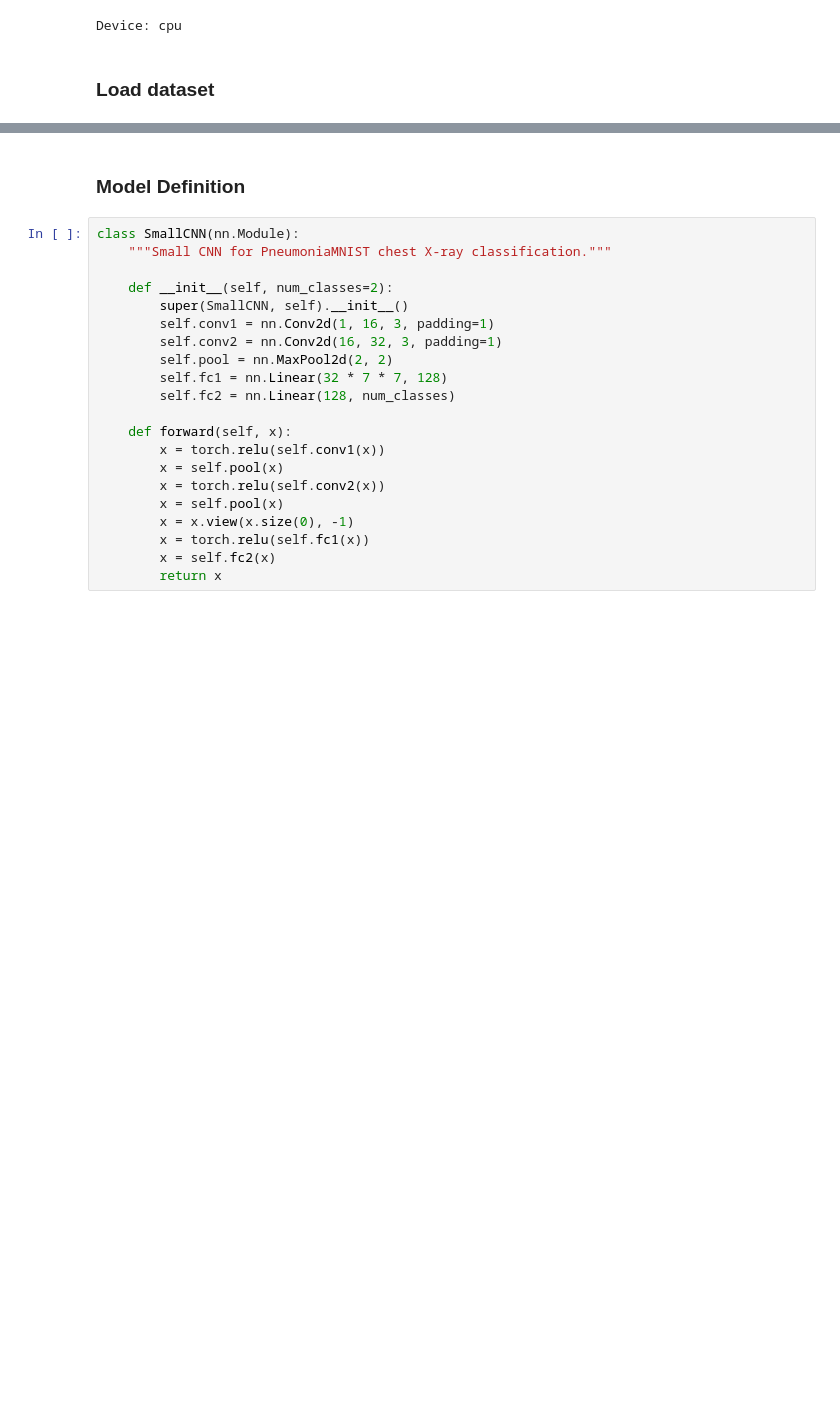
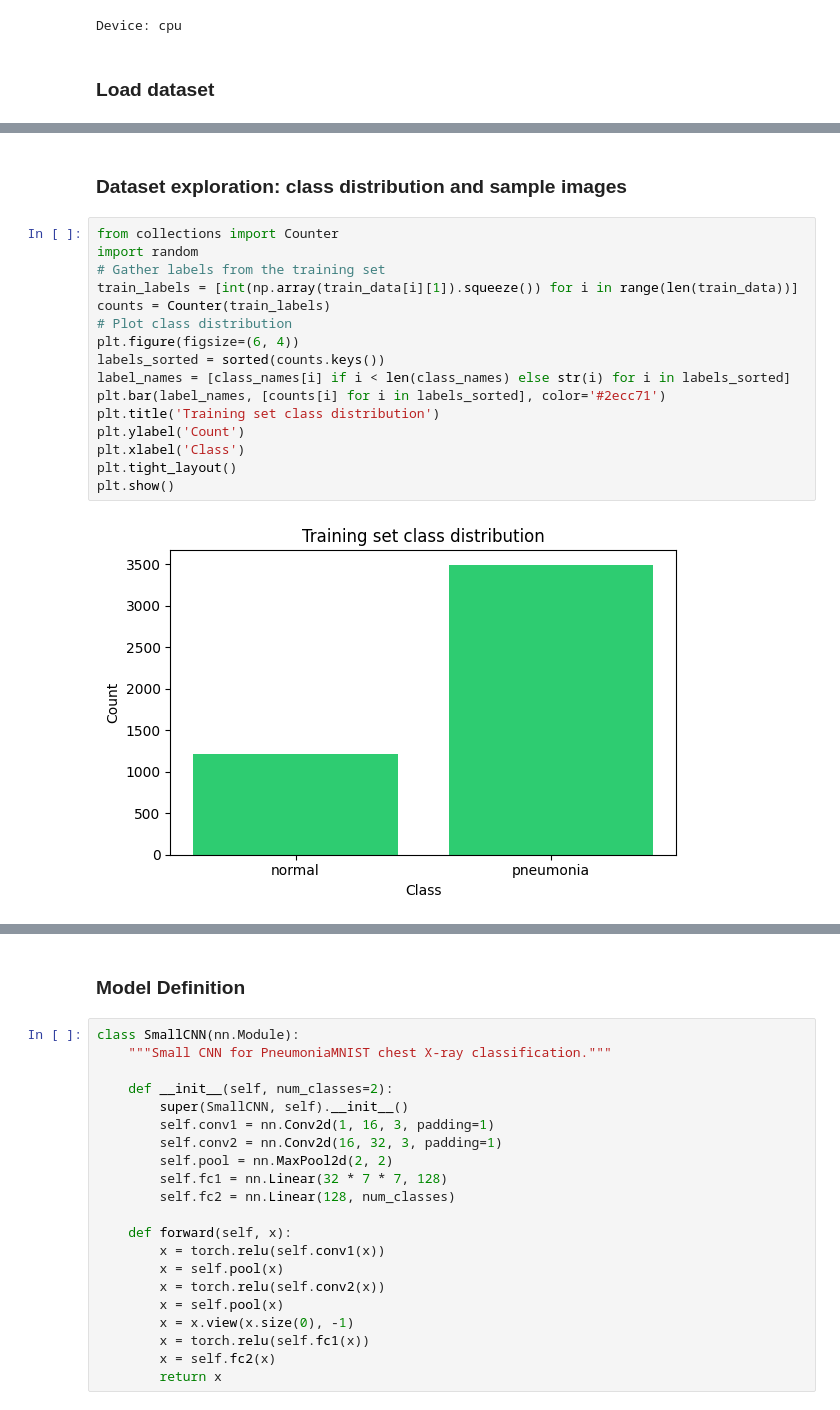
Before and after one commit to ELTE-DSED/Intro-Data-Security, a Jupyter notebook: module_08_defenses/Lab_8b_Federated_Learning_and_Adversarial_Training.ipynb, the cells around one changed output, grey strips where cells are left out. Drawn from its saved outputs; the diff is of its cells as text; blank space fills up the shorter version.

```diff
--- a/module_08_defenses/Lab_8b_Federated_Learning_and_Adversarial_Training.ipynb
+++ b/module_08_defenses/Lab_8b_Federated_Learning_and_Adversarial_Training.ipynb
@@ -120,0 +120,20 @@ Medical Imaging Dataset: PneumoniaMNIST
+# %% [markdown]
+### Dataset exploration: class distribution and sample images
+# %%
+from collections import Counter
+import random
+# Gather labels from the training set
+train_labels = [int(np.array(train_data[i][1]).squeeze()) for i in range(len(train_data))]
+counts = Counter(train_labels)
+# Plot class distribution
+plt.figure(figsize=(6, 4))
+labels_sorted = sorted(counts.keys())
+label_names = [class_names[i] if i < len(class_names) else str(i) for i in labels_sorted]
+plt.bar(label_names, [counts[i] for i in labels_sorted], color='#2ecc71')
+plt.title('Training set class distribution')
+plt.ylabel('Count')
+plt.xlabel('Class')
+plt.tight_layout()
+plt.show()
+# %% [output]
+[figure, added]
```
Also changed, not shown: parts of 19 cells of this notebook, 1 other file.
